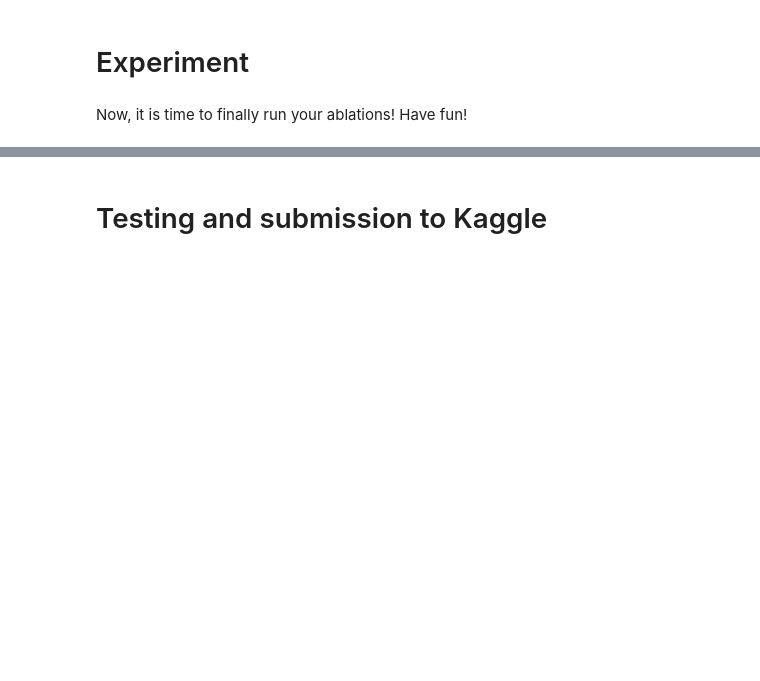
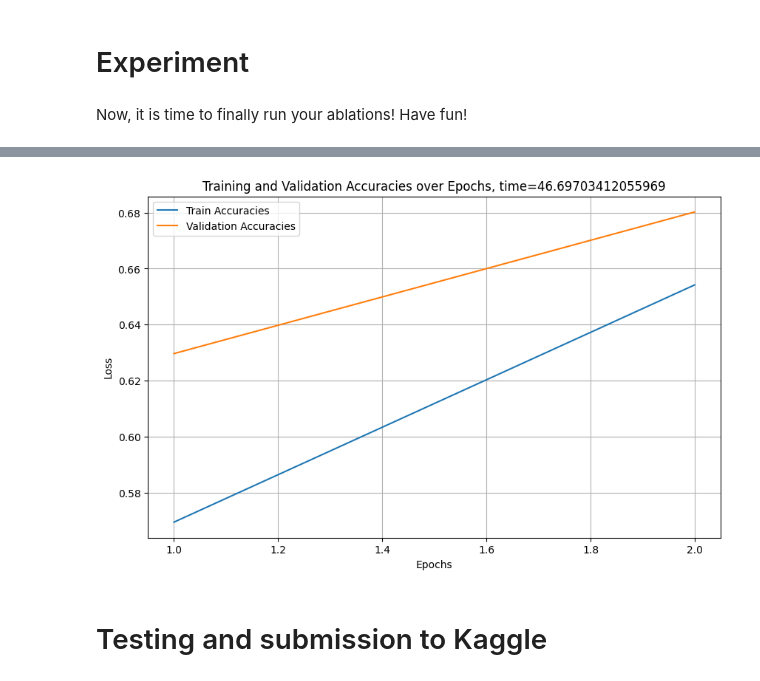
Before and after one commit to AvidJoyceXu/intro2DL, a Jupyter notebook: hw1p2/hw1p2-s25-starter-notebook.ipynb, the cells around one changed output, grey strips where cells are left out. Saved outputs shown, nothing was run; the diff lists cells and outputs as text; code cells hidden in the pictures; blank space fills up the shorter version.

```diff
--- a/hw1p2/hw1p2-s25-starter-notebook.ipynb
+++ b/hw1p2/hw1p2-s25-starter-notebook.ipynb
@@ -906,3 +973,19 @@ Epoch 3/30
+# %%
+import matplotlib.pyplot as plt
+
+# Plotting the training and validation loss
+plt.figure(figsize=(10, 6))
+plt.plot(range(1, len(train_accuracies) + 1), train_accuracies, label='Train Accuracies')
+plt.plot(range(1, len(val_accuracies) + 1), val_accuracies, label='Validation Accuracies')
+plt.xlabel('Epochs')
+plt.ylabel('Loss')
+plt.title(f'Training and Validation Accuracies over Epochs, time={end_t-start_t}')
+plt.legend()
+plt.grid(True)
+plt.savefig(f'loss_plot-{device}.png')
+# plt.show()
+# %% [output]
+[figure, added]
 # %% [markdown]
 # Testing and submission to Kaggle
 # %% [markdown]
```
Also changed, not shown: parts of 15 cells of this notebook, 3 other files.
